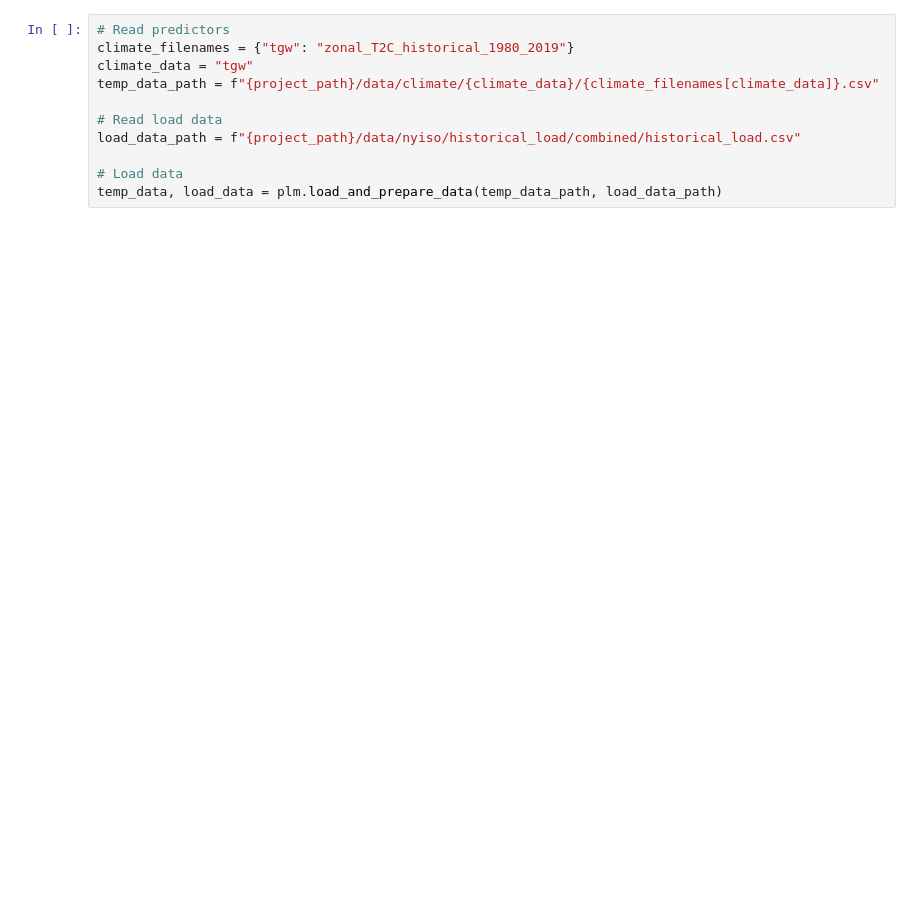
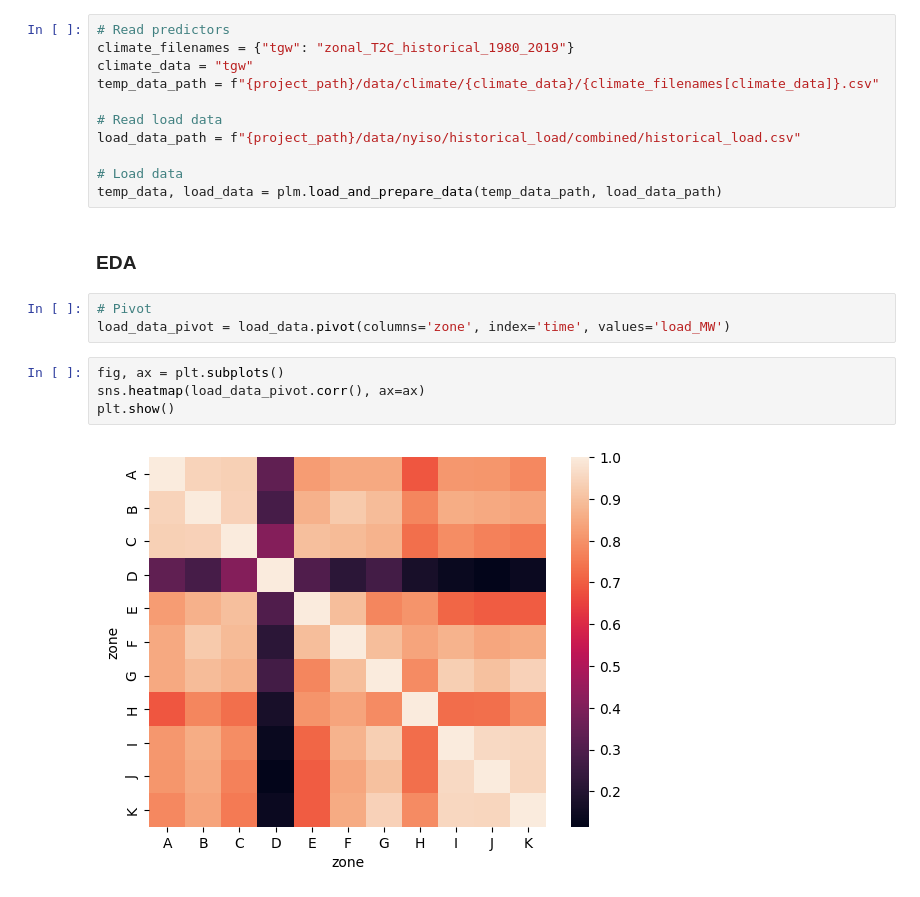
Before and after one commit to reyli4/acorn-julia, a Jupyter notebook: scripts/02_load_modeling/02_model.ipynb, the cells around one changed output. Saved outputs shown, nothing was run; the diff lists cells and outputs as text; blank space fills up the shorter version.

Commit message:
updated load model

```diff
--- a/scripts/02_load_modeling/02_model.ipynb
+++ b/scripts/02_load_modeling/02_model.ipynb
@@ -14,3 +18,14 @@ load_data_path = f"{project_path}/data/nyiso/historical_load/combined/historical
 
 # Load data
 temp_data, load_data = plm.load_and_prepare_data(temp_data_path, load_data_path)
+# %% [markdown]
+### EDA
+# %%
+# Pivot
+load_data_pivot = load_data.pivot(columns='zone', index='time', values='load_MW')
+# %%
+fig, ax = plt.subplots()
+sns.heatmap(load_data_pivot.corr(), ax=ax)
+plt.show()
+# %% [output]
+[figure, added]
```
Also changed, not shown: parts of 18 cells of this notebook, 6 other files.
